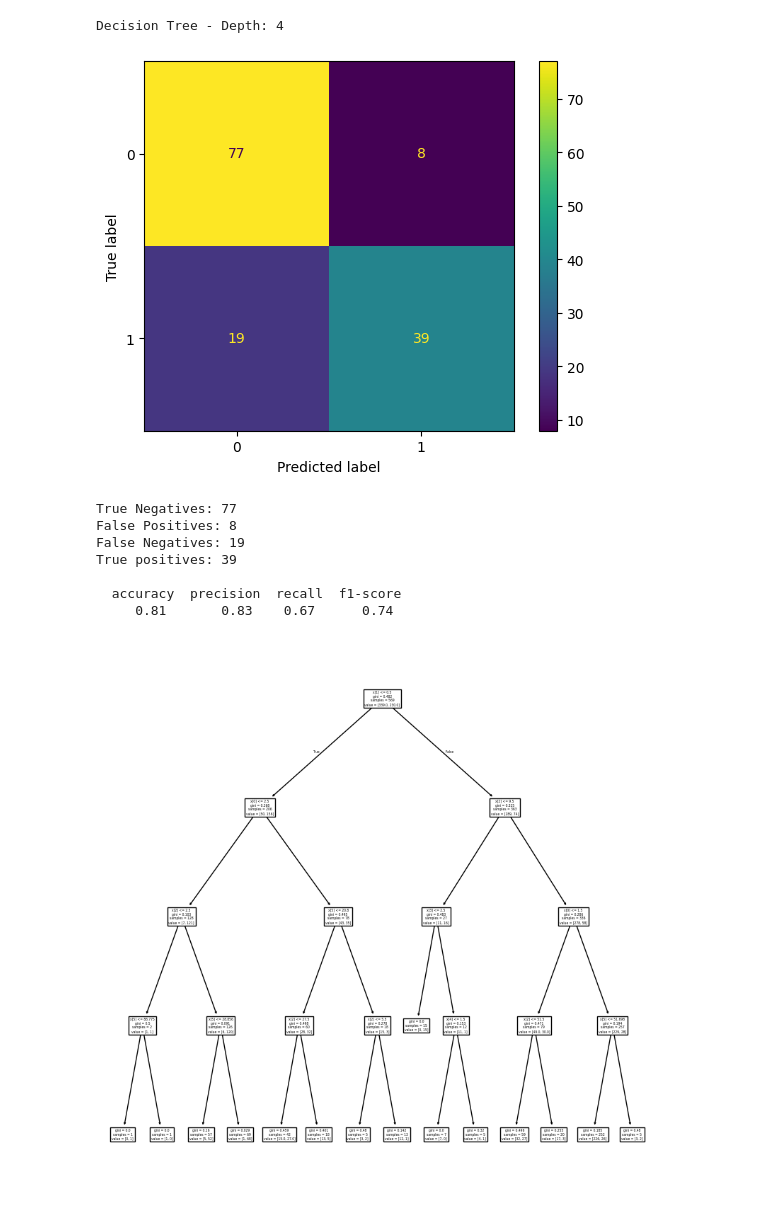
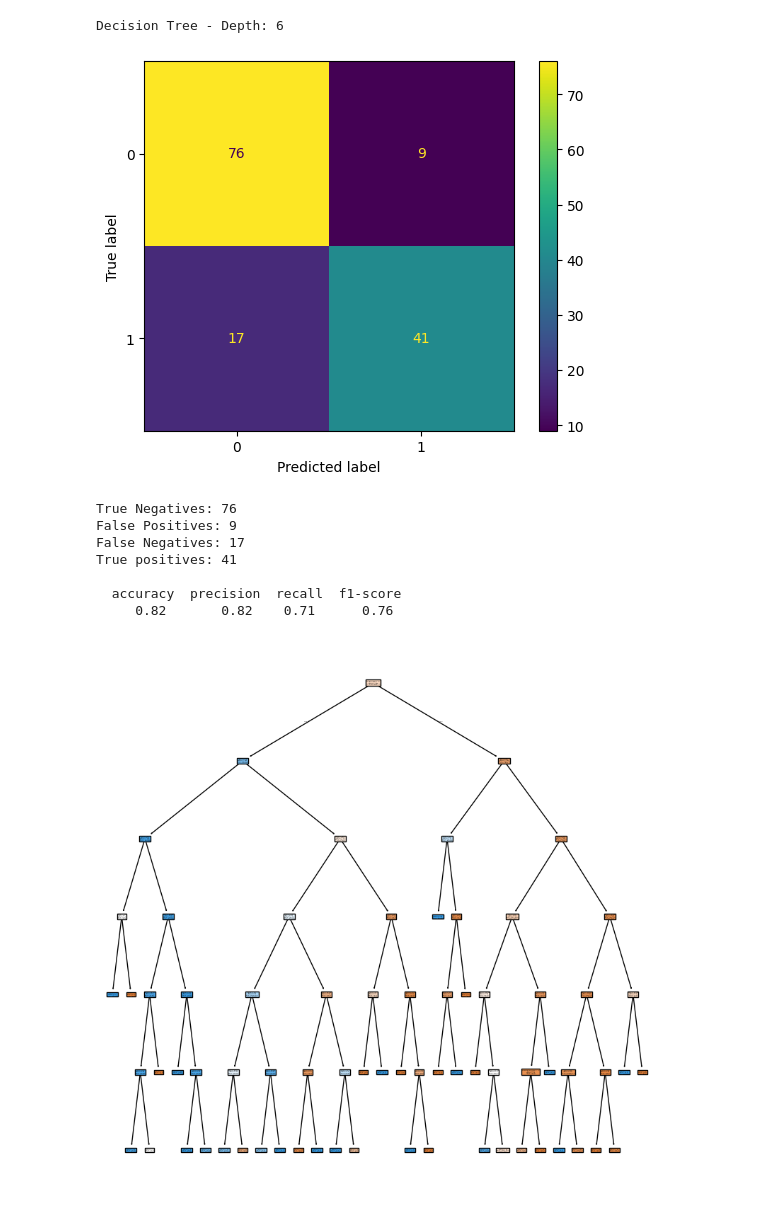
Before and after one commit to flaviorv/ml_classification, a Jupyter notebook: tp1.ipynb, the cells around one changed output. Cells and saved outputs as stored; diff of their text form; code cells hidden in the pictures.

Commit message:
show_confusion_matrix method fixed, class and features names are placed in the tree plot.

```diff
--- a/tp1.ipynb
+++ b/tp1.ipynb
@@ -11,7 +11,7 @@ import matplotlib.pyplot as plt
 def show_confusion_matrix(y_true, y_pred):
   """Question 2.1 - Confusion Matrix containing predicteds x true samples"""
   cm = confusion_matrix(y_true, y_pred)
-  display = ConfusionMatrixDisplay(confusion_matrix=cm, display_labels=dt.classes_)
+  display = ConfusionMatrixDisplay(confusion_matrix=cm)
   display.plot()
   plt.show()
 
@@ -35,13 +35,13 @@ def show_metrics(y_true, y_pred, metrics=['accuracy']):
       metrics_df[metric] = [round(cr[metric], 2)]
   print('\n', metrics_df.to_string(index=False), end='\n\n')
 
-def plot(tree):
+def plot(tree, feature_names, class_names):
   """Question 4 - Ploting the trees and its decision nodes"""
   plt.figure(figsize=(10, 10))
-  plot_tree(tree)
+  plot_tree(tree, feature_names=feature_names, class_names=class_names, filled=True)
   plt.show()
 
-def dt_model(x_train, x_test, y_train, y_test, depths=[None]):
+def dt_model(x_train, x_test, y_train, y_test, class_names, depths=[None]):
   """Question 2 and 3 - Can create Decision Trees with differents depths, return its metrics and plot charts of the decision nodes"""
   for depth in depths:
     dt = DecisionTreeClassifier(max_depth=depth)
@@ -51,7 +51,7 @@ def dt_model(x_train, x_test, y_train, y_test, depths=[None]):
     show_confusion_matrix(y_test, y_pred)
     show_counts(y_test, y_pred)
     show_metrics(y_test, y_pred, ['accuracy', 'precision', 'recall', 'f1-score'])
-    plot(dt)
+    plot(dt, x_train.columns.tolist(), class_names)
 
 # 1 - loading dataset
 dataset = pd.read_csv('https://raw.githubusercontent.com/cassiusf/datasets/refs/heads/main/titanic_data.csv')
@@ -72,7 +72,9 @@ y = dataset.pop('Survived')
 x = dataset[['Pclass', 'Sex_Encoded', 'Age', 'SibSp', 'Parch', 'Fare', 'Embarked_Encoded']]
 x_train, x_test, y_train, y_test = train_test_split(x, y, test_size=0.2, stratify=y, random_state=42)
 
+class_names = ['died', 'survived']
+
 # 2 - default Decision Tree model
-dt_model(x_train, x_test, y_train, y_test)
+dt_model(x_train, x_test, y_train, y_test, class_names)
 # %% [output]
 Decision Tree - Depth: 17
@@ -88,6 +90,7 @@ True positives: 40
 # %%
 # 3 - Decision Trees with different depths
-dt_model(x_train, x_test, y_train, y_test, [3, 4])
+depths = [3, 6]
+dt_model(x_train, x_test, y_train, y_test, class_names, depths)
 # %% [output]
 Decision Tree - Depth: 3
 [figure]
@@ -102,10 +105,10 @@ True positives: 42
-Decision Tree - Depth: 4
+Decision Tree - Depth: 6
-[figure, old version]
+[figure, new version]
-True Negatives: 77
-False Positives: 8
-False Negatives: 19
-True positives: 39
+True Negatives: 76
+False Positives: 9
+False Negatives: 17
+True positives: 41
 
   accuracy  precision  recall  f1-score
-     0.81       0.83    0.67      0.74
+     0.82       0.82    0.71      0.76
-[figure, old version]
+[figure, new version]
```
Also changed, not shown: parts of 2 cells of this notebook.
